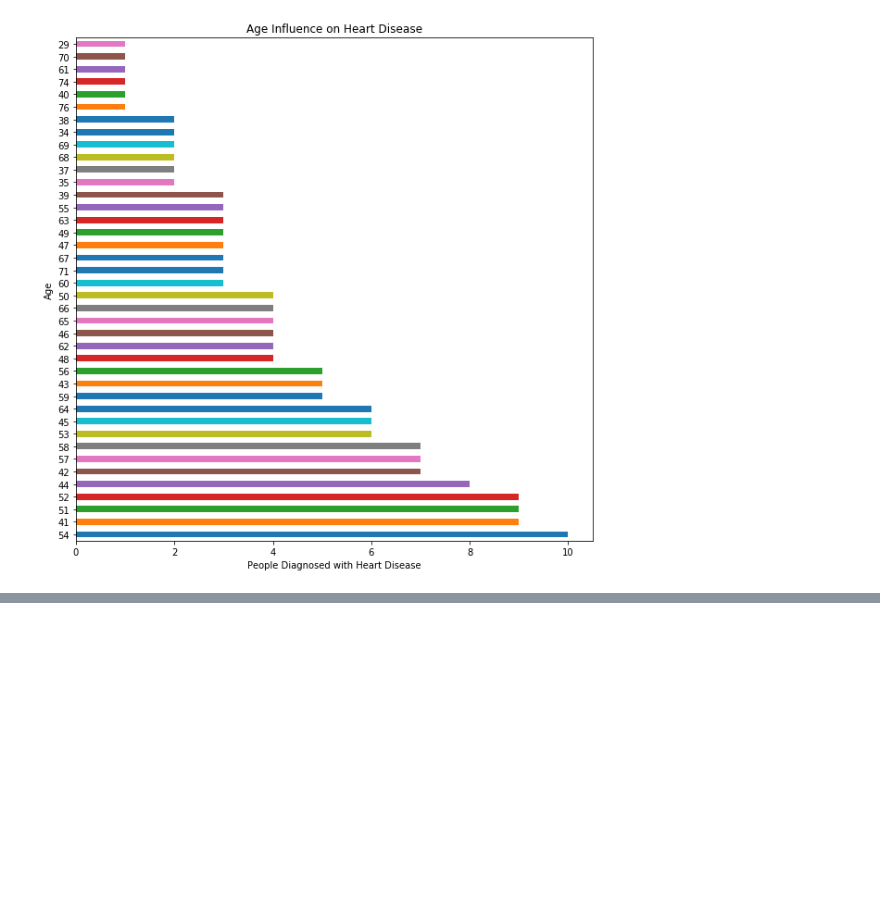
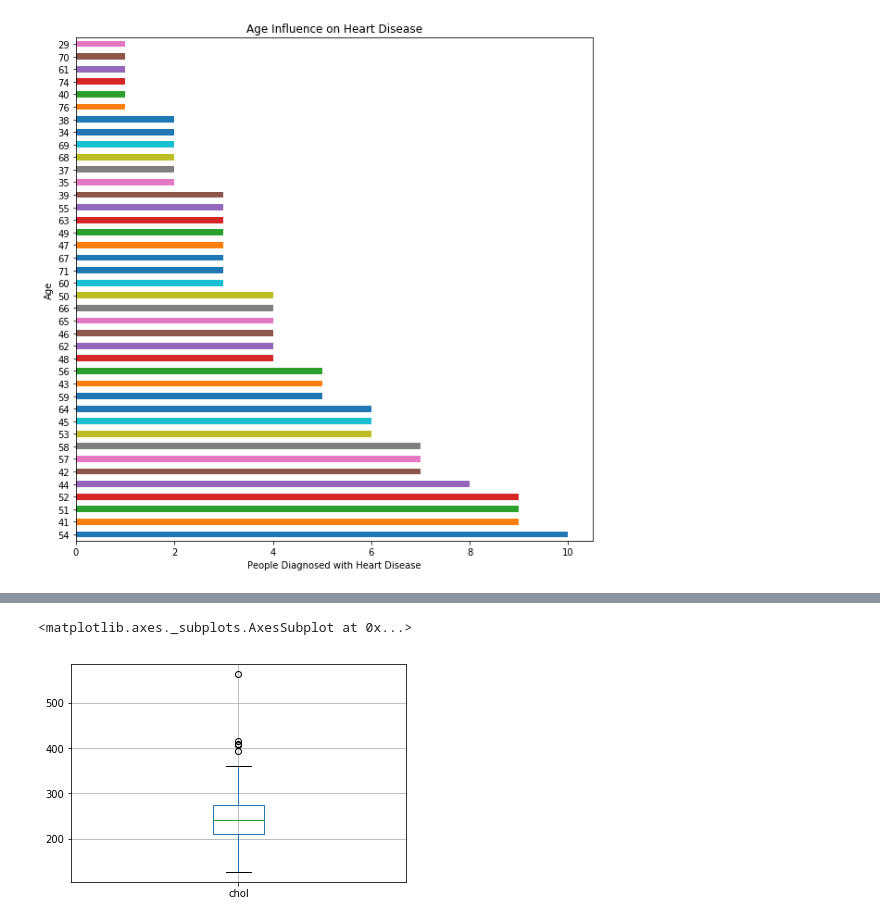
Before and after one commit to AmitRanganathan/Data-analysis-graphing, a Jupyter notebook: Heart Disease /Heart Disease Data - Kaggle.ipynb, the cells around one changed output, grey strips where cells are left out. Drawn from its saved outputs; the diff is of its cells as text; code cells hidden in the pictures; blank space fills up the shorter version.

```diff
--- a/Heart Disease /Heart Disease Data - Kaggle.ipynb
+++ b/Heart Disease /Heart Disease Data - Kaggle.ipynb
@@ -83,0 +117,5 @@ Text(0, 0.5, 'Age')
+# %%
+data.boxplot(column='chol')
+# %% [output]
+<matplotlib.axes._subplots.AxesSubplot at 0x...>
+[figure, added]
```
Also changed, not shown: parts of 7 cells of this notebook, 1 other file.
